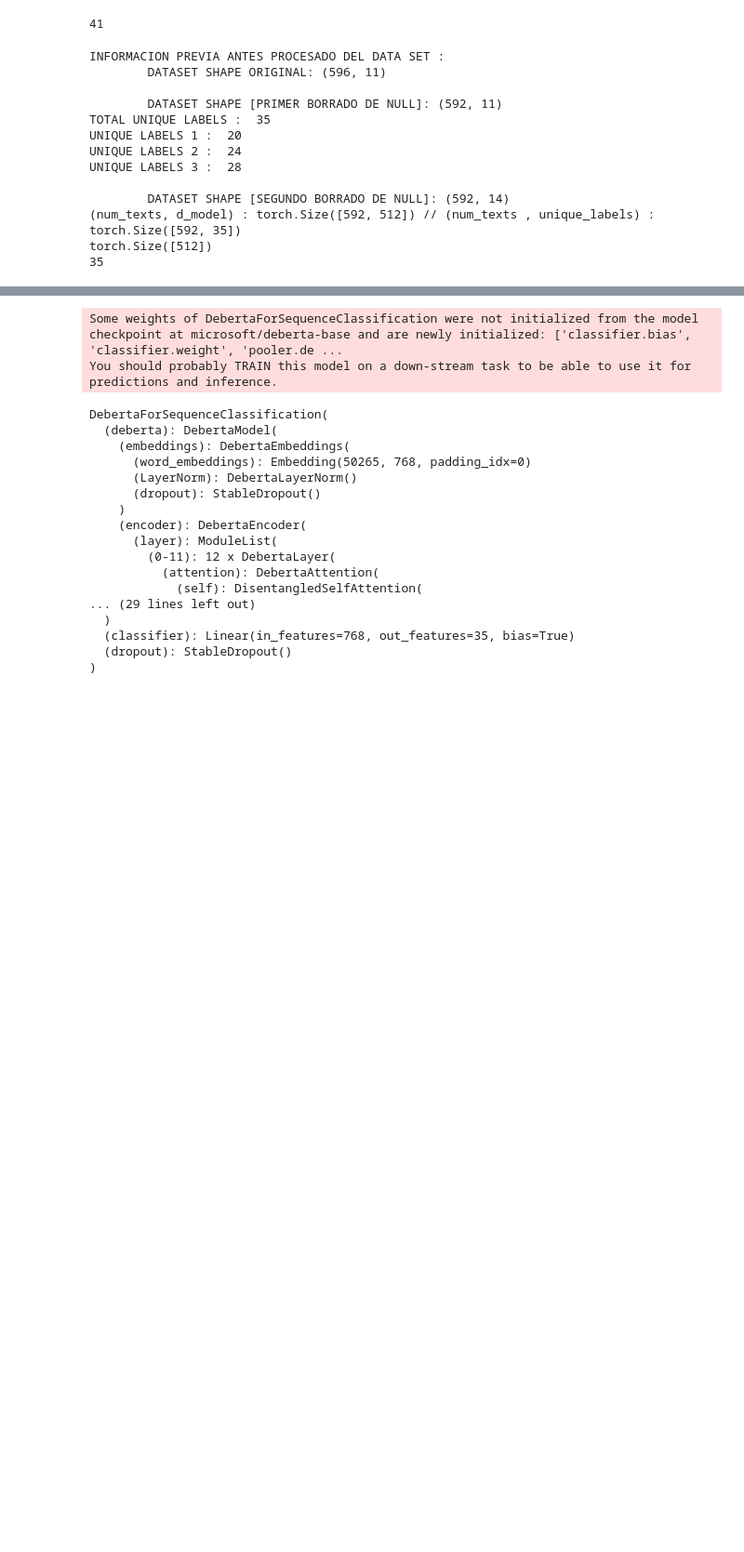
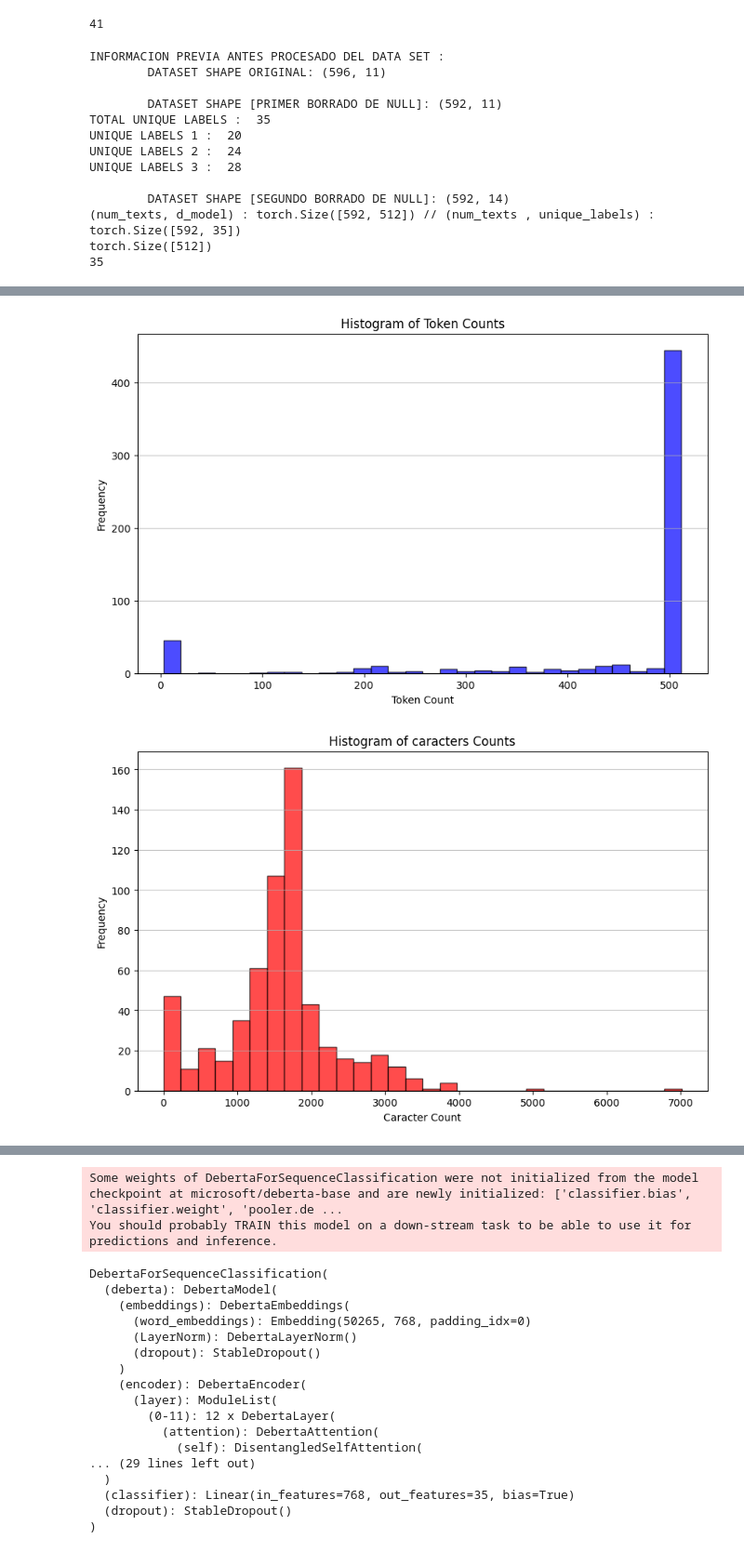
Before and after one commit to kokeitor/BOE-RAPTOR-Dimensional-RAG, a Jupyter notebook: boe_colab_transformers.ipynb, the cells around one changed output, grey strips where cells are left out. Shown at 93% size. Cells and saved outputs as stored; diff of their text form; code cells hidden in the pictures; blank space fills up the shorter version.

```diff
--- a/boe_colab_transformers.ipynb
+++ b/boe_colab_transformers.ipynb
@@ -402,2 +453,7 @@ DatasetDict({
     })
 })
+# %%
+data.get_plots()
+# %% [output]
+[figure, added]
+[figure, added]
```
Also changed, not shown: parts of 28 cells of this notebook.
